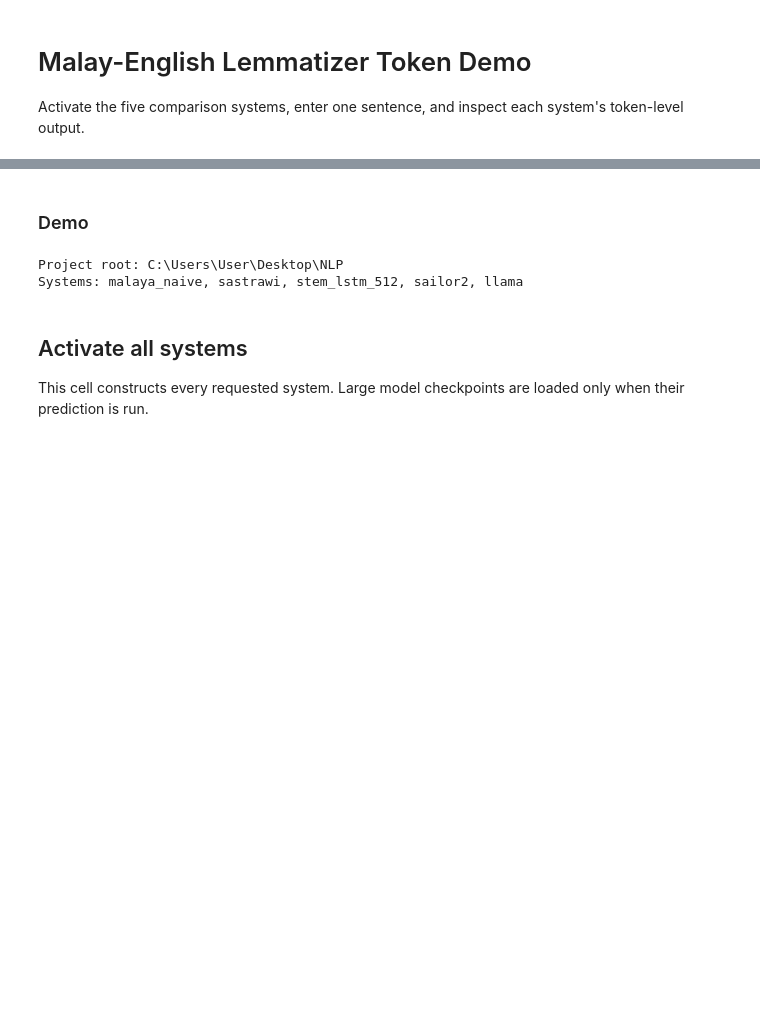
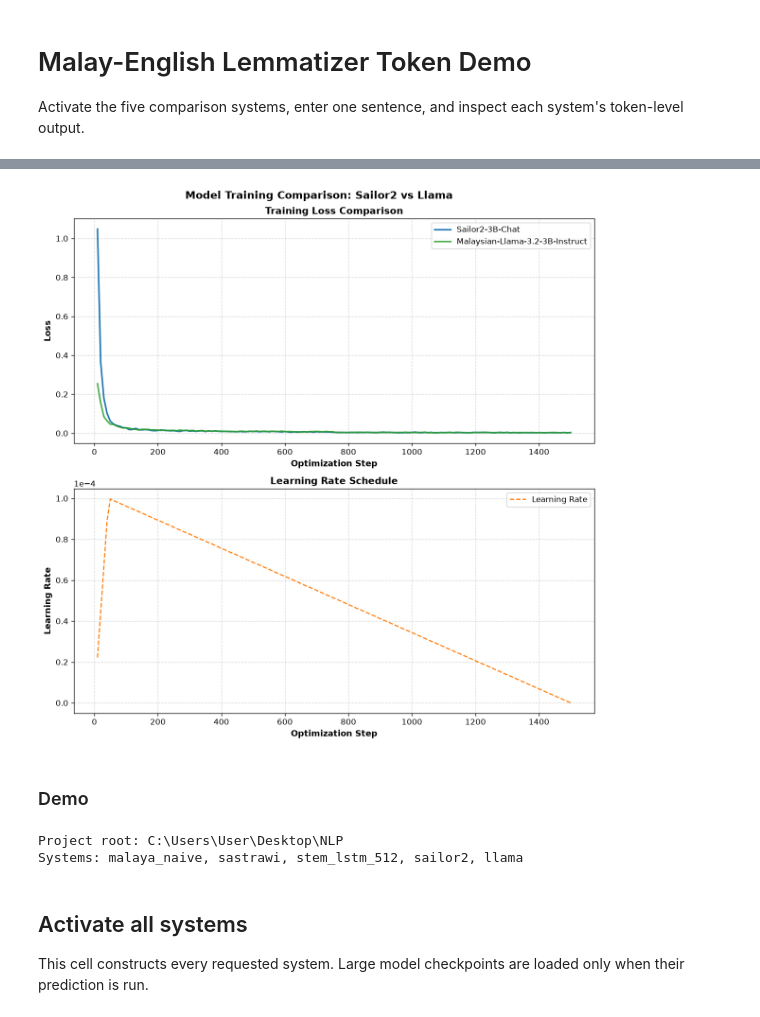
Before and after one commit to KTYJ/Sailor2_Lemma, a Jupyter notebook: src/lemmatizer_token_demo.ipynb, the cells around one changed output, grey strips where cells are left out. Drawn from its saved outputs; the diff is of its cells as text; code cells hidden in the pictures; blank space fills up the shorter version.

Commit message:
updatereadme and plots

```diff
--- a/src/lemmatizer_token_demo.ipynb
+++ b/src/lemmatizer_token_demo.ipynb
@@ -50,3 +8,81 @@ plt.show()
+# %%
+from pathlib import Path
+import matplotlib.pyplot as plt
+import pandas as pd
+
+# Load training logs for both models
+sailor_path = Path("d:/NLP/Sailor2_Lemma/results/training_sailor2.csv")
+llama_path = Path("d:/NLP/Sailor2_Lemma/results/training_llama.csv")
+
+df_sailor = pd.read_csv(sailor_path)
+df_llama = pd.read_csv(llama_path)
+
+# Create figure
+plt.figure(figsize=(10, 10), dpi=120)
+
+# 1. Training Loss
+plt.subplot(2, 1, 1)
+
+plt.plot(
+    df_sailor["step"],
+    df_sailor["loss"],
+    color="#1f77b4",
+    linewidth=2,
+    label="Sailor2-3B-Chat"
+)
+
+plt.plot(
+    df_llama["step"],
+    df_llama["loss"],
+    color="#2ca02c",
+    linewidth=2,
+    label="Malaysian-Llama-3.2-3B-Instruct",
+    alpha=0.85
+)
+
+plt.xlabel("Optimization Step", fontsize=11, fontweight="bold")
+plt.ylabel("Loss", fontsize=11, fontweight="bold")
+plt.title("Training Loss Comparison", fontsize=12, fontweight="bold")
+plt.grid(True, linestyle="--", alpha=0.5)
+plt.legend(loc="upper right")
+
+# 2. Learning Rate
+plt.subplot(2, 1, 2)
+
+plt.plot(
+    df_sailor["step"],
+    df_sailor["lr"],
+    color="#ff7f0e",
+    linewidth=1.5,
+    linestyle="--",
+    label="Learning Rate"
+)
+
+plt.xlabel("Optimization Step", fontsize=11, fontweight="bold")
+plt.ylabel("Learning Rate", fontsize=11, fontweight="bold")
+plt.title("Learning Rate Schedule", fontsize=12, fontweight="bold")
+
+plt.ticklabel_format(
+    style="scientific",
+    axis="y",
+    scilimits=(0, 0)
+)
+
+plt.grid(True, linestyle="--", alpha=0.5)
+plt.legend(loc="upper right")
+
+# Overall title
+plt.suptitle(
+    "Model Training Comparison: Sailor2 vs Llama",
+    fontsize=13,
+    fontweight="bold"
+)
+
+plt.savefig("../results/training_comparison.png", dpi=300)
+plt.tight_layout()
+plt.show()
+# %% [output]
+[figure, added]
 # %% [markdown]
 ### Demo
 # %%
```
Also changed, not shown: parts of 2 cells of this notebook, 3 other files.
